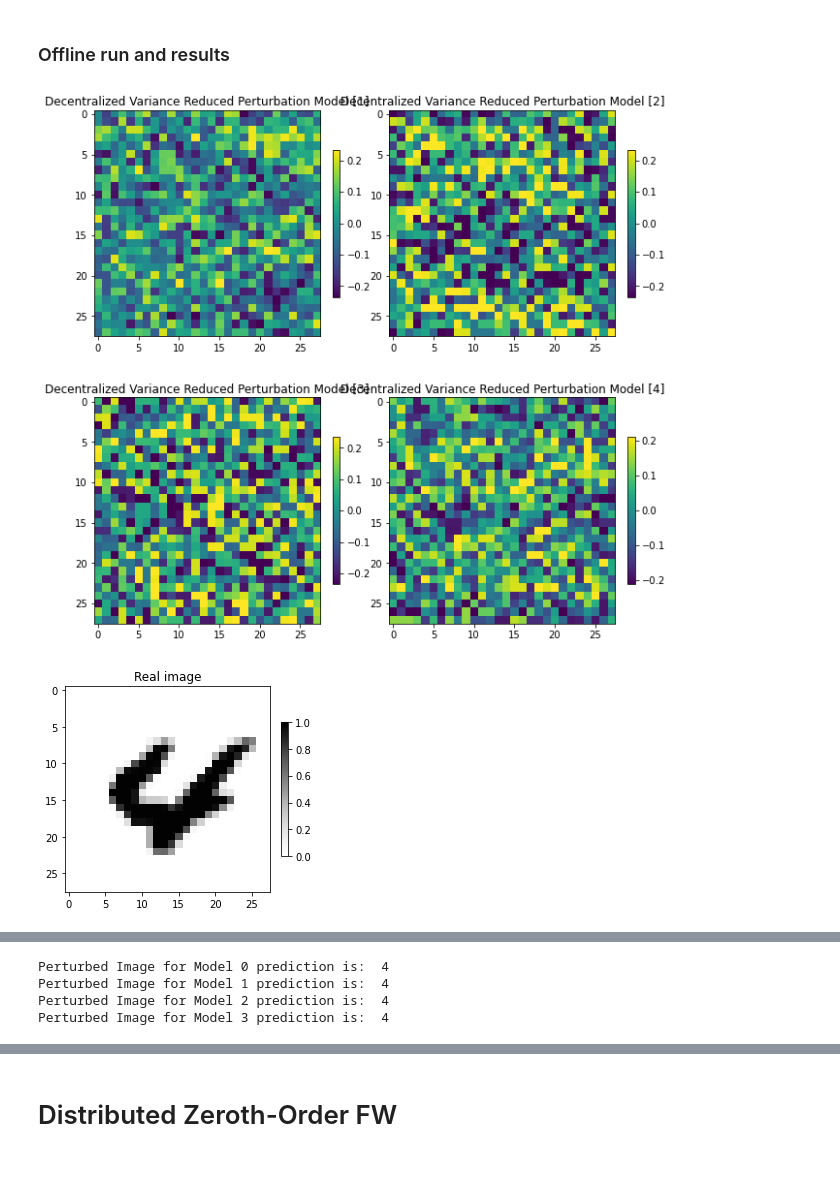
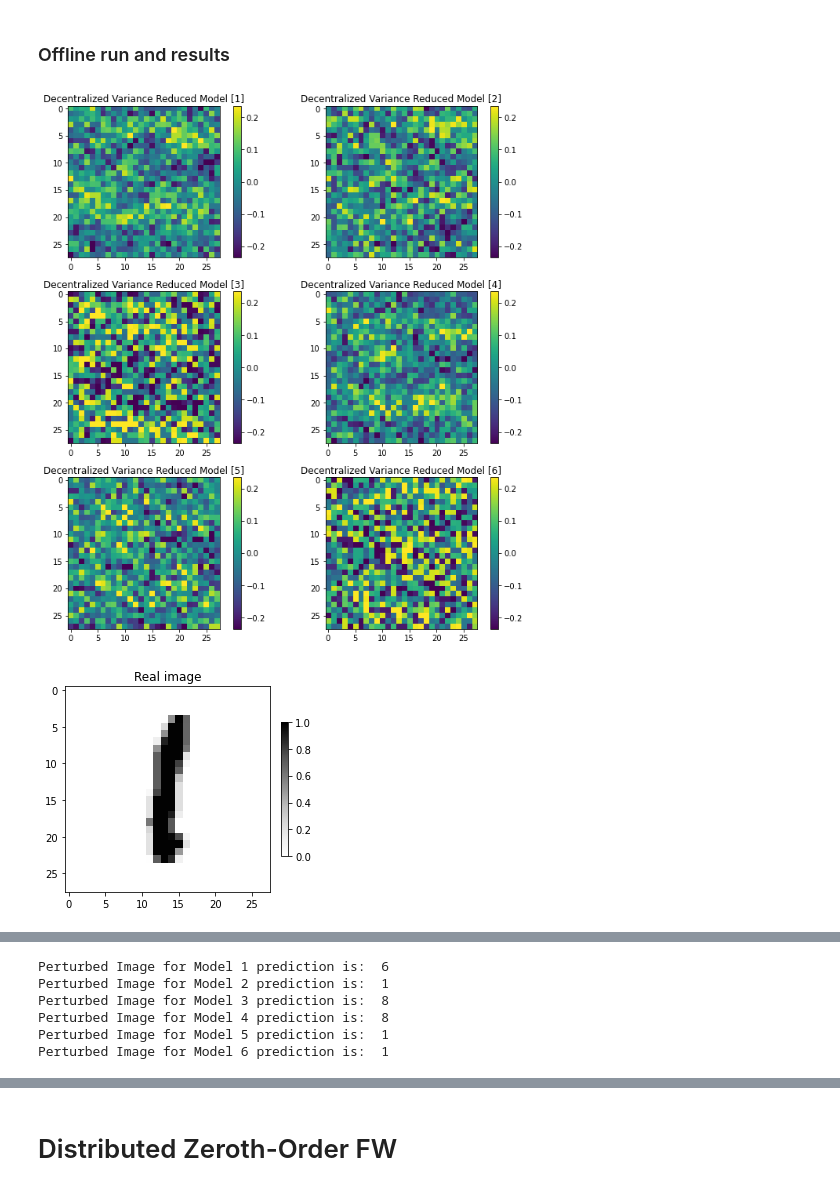
Before and after one commit to silviapoletti/Universal-Adversarial-Perturbation-starring-Frank-Wolfe, a Jupyter notebook: src/perturbation_notebook.ipynb, the cells around one changed output, grey strips where cells are left out. Saved outputs shown, nothing was run; the diff lists cells and outputs as text; code cells hidden in the pictures.

Commit message:
ultimazione notebook e correzione "perturbed"

```diff
--- a/src/perturbation_notebook.ipynb
+++ b/src/perturbation_notebook.ipynb
@@ -158,46 +162,47 @@ Decentralized Stochastic Gradient Free FW Method:
 ### Offline run and results
 # %%
 directory = "../data/perturbations/reduced_variance/"
-files_delta = [(5, 7), (5,10), (10, 10)]
+files_delta = [(5, 5), (5, 7), (5,10), (10, 5), (10, 7), (10, 10)]
 deltas = []
 for file in files_delta:
     deltas.append(np.load(f'{directory}perturbation_variance_n{file[0]}_q{file[1]}.npy'))
 
-deltas.append(np.load(f'{directory}perturbation_variance_charming.npy'))
+#deltas.append(np.load(f'{directory}perturbation_variance_charming.npy'))
 
 ###### Perturbation plots
-n_rows, n_columns = 2, 2
+n_rows, n_columns = 3, 2
 fig, axes = plt.subplots(n_rows, n_columns, figsize=(10, 10))
 idx_col = 0
 for idx, delta in enumerate(deltas):
     axis = axes[idx//2, idx_col]
-    axis, img = utils.get_image_perturbation(delta, f'Decentralized Variance Reduced Perturbation Model {[idx+1]}',
+    axis, img = utils.get_image_perturbation(delta, f'Decentralized Variance Reduced Model {[idx+1]}',
                                       axis)
     idx_col +=1
     idx_col = 0 if idx_col > 1 else idx_col
 
+fig.tight_layout(pad=1.0)
 plt.show()
 
 ###### Image perturbed plots
 idx_image = np.random.randint(low=0, high=right_pred_data.shape[0])
 image_test = right_pred_data[idx_image].numpy()
 fig, axes = plt.subplots(1, 1, figsize=(4, 4))
 img = axes.imshow(image_test.reshape(28,28), cmap='Greys')
 axes.set_title('Real image')
 fig.colorbar(img, ax=axes, fraction=0.03, pad=0.05)
 
-fig, axes = plt.subplots(n_rows, n_columns, figsize=(6, 6))
+fig, axes = plt.subplots(n_rows, n_columns, figsize=(8, 8))
 idx_col = 0
 for idx, delta in enumerate(deltas):
     axis = axes[idx//2, idx_col]
     axis, img = utils.get_image_perturbed(delta, image_test, f'Perturbed Image Model {idx+1}', axis)
     idx_col +=1
     idx_col = 0 if idx_col > 1 else idx_col
-
+fig.tight_layout(pad=0.3)
 plt.show()
 for idx, delta in enumerate(deltas):
     prediction = utils.predict_single_img_perturbation(lenet5, image_test, delta)
-    print( f'Perturbed Image for Model {idx} prediction is: ', prediction)
+    print( f'Perturbed Image for Model {idx+1} prediction is: ', prediction)
 # %% [output]
-[figure, old version]
+[figure, new version]
-[figure, old version]
+[figure, new version]
@@ -205,4 +210,6 @@ for idx, delta in enumerate(deltas):
-Perturbed Image for Model 0 prediction is:  4
-Perturbed Image for Model 1 prediction is:  4
-Perturbed Image for Model 2 prediction is:  4
-Perturbed Image for Model 3 prediction is:  4
+Perturbed Image for Model 1 prediction is:  6
+Perturbed Image for Model 2 prediction is:  1
+Perturbed Image for Model 3 prediction is:  8
+Perturbed Image for Model 4 prediction is:  8
+Perturbed Image for Model 5 prediction is:  1
+Perturbed Image for Model 6 prediction is:  1
```
Also changed, not shown: parts of 7 cells of this notebook, 2 other files.
